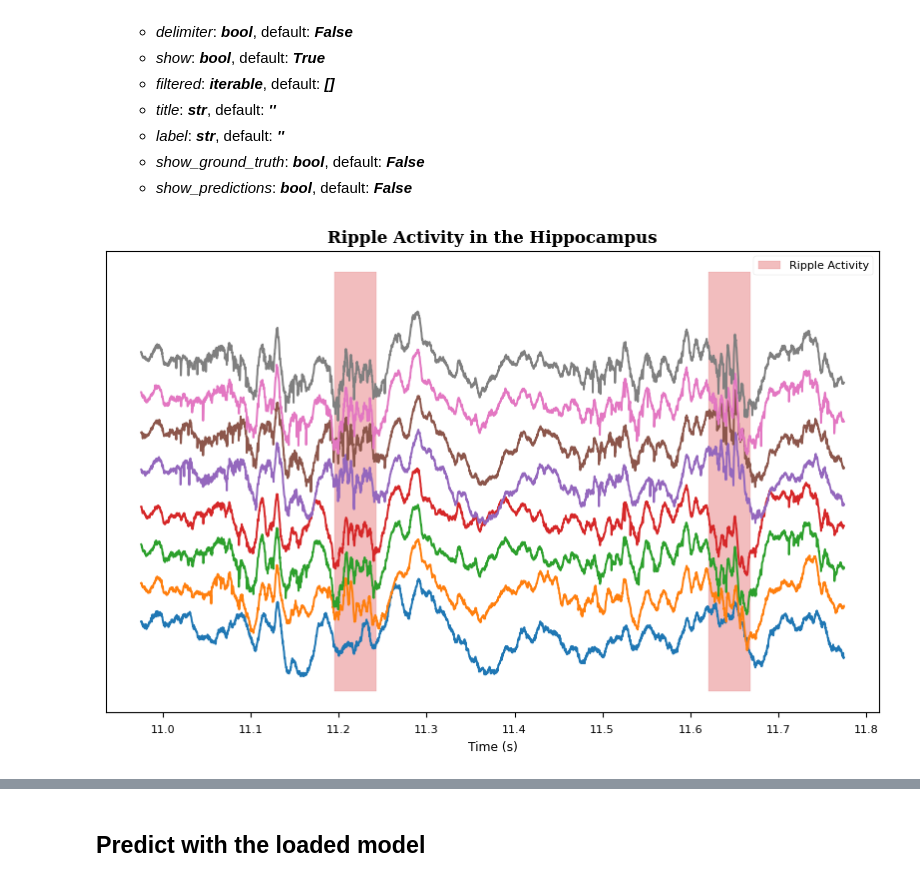
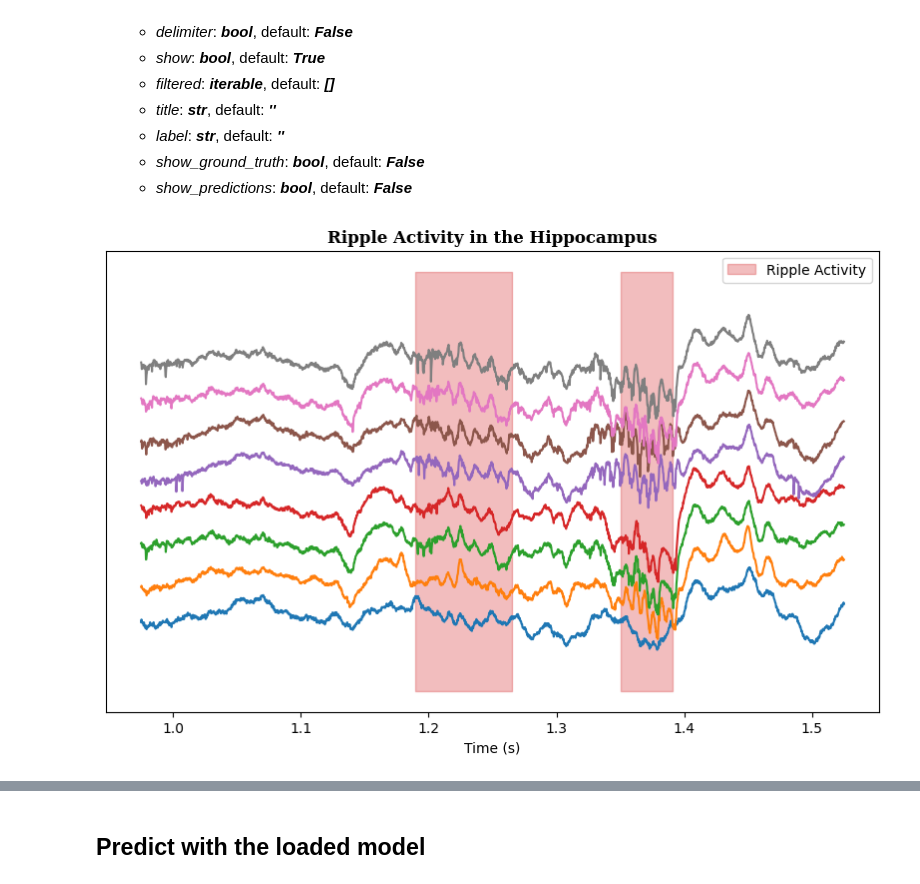
Before and after one commit to MarcosOriolPago/LAVA_SNN_ripples, a Jupyter notebook: liset_tk/walkthrough.ipynb, the cells around one changed output, grey strips where cells are left out. Cells and saved outputs as stored; diff of their text form; code cells hidden in the pictures.

Commit message:
update liset_tk

```diff
--- a/liset_tk/walkthrough.ipynb
+++ b/liset_tk/walkthrough.ipynb
@@ -11,11 +11,12 @@ Liset_tk object has all the functionalities for loading, visualizing and doing p
     - *numSamples (Optional):* If reading a dataset too big, it can be only loaded X number of samples with this parameter.
 # %%
 # Import the class from the liset_tk.py file
+import sys
 from liset_tk import liset_tk
 
 # Define the path to your data
 path = r'C:\__NeuroSpark_Liset_Dataset__\neurospark_mat\CNN TRAINING SESSIONS\Amigo2_1_hippo_2019-07-11_11-57-07_1150um' # Modify this to your data path folder
-liset = liset_tk(data_path=path, shank=3, downsample=4000, verbose=True, start=1000000, numSamples=4000000)
+liset = liset_tk(data_path=path, shank=3, downsample=4000, verbose=True, start=1000000, numSamples=200000)
 # %% [output]
 Downsampling data from 30000 Hz to 4000 Hz... Done!
 Normalizing data... Done!
@@ -67,18 +68,18 @@ Overview of the ripples:
     - *show_predictions*: ***bool***, default: ***False***
 # %%
 # Plot the loaded channels in a time window.
-window = [44000, 47000]
+window = [4000, 6000]
 
 # Play with the offset and extend parameters to zoom in and out of the data.
 offset = 3
 extend = 100
 liset.plot_event(window,
                  offset=offset,
                  extend=extend,
                  show_ground_truth=True,
                  label='Ripple Activity',
                  title='Ripple Activity in the Hippocampus'
                     )
 # %% [output]
-[figure, old version]
+[figure, new version]
 # %% [markdown]
```
Also changed, not shown: parts of 16 cells of this notebook, 3 other files.
